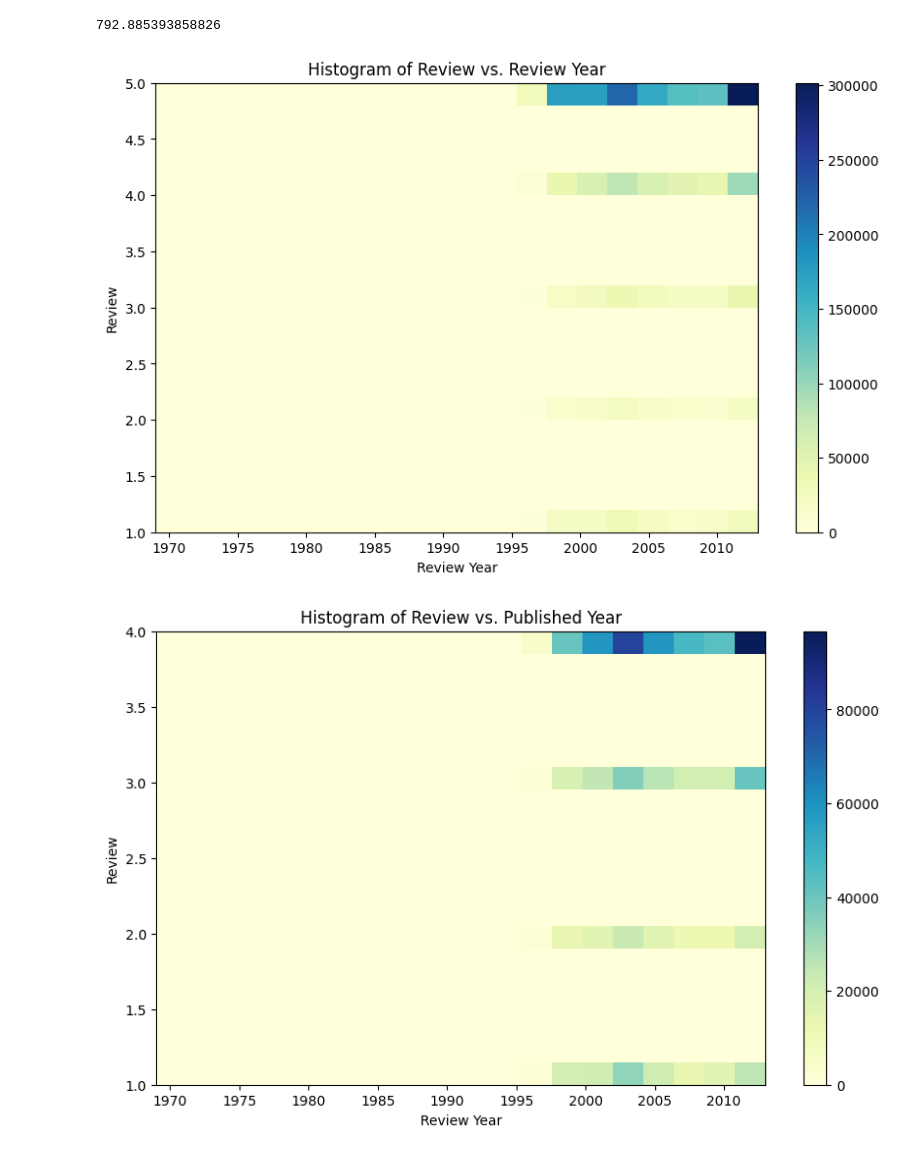
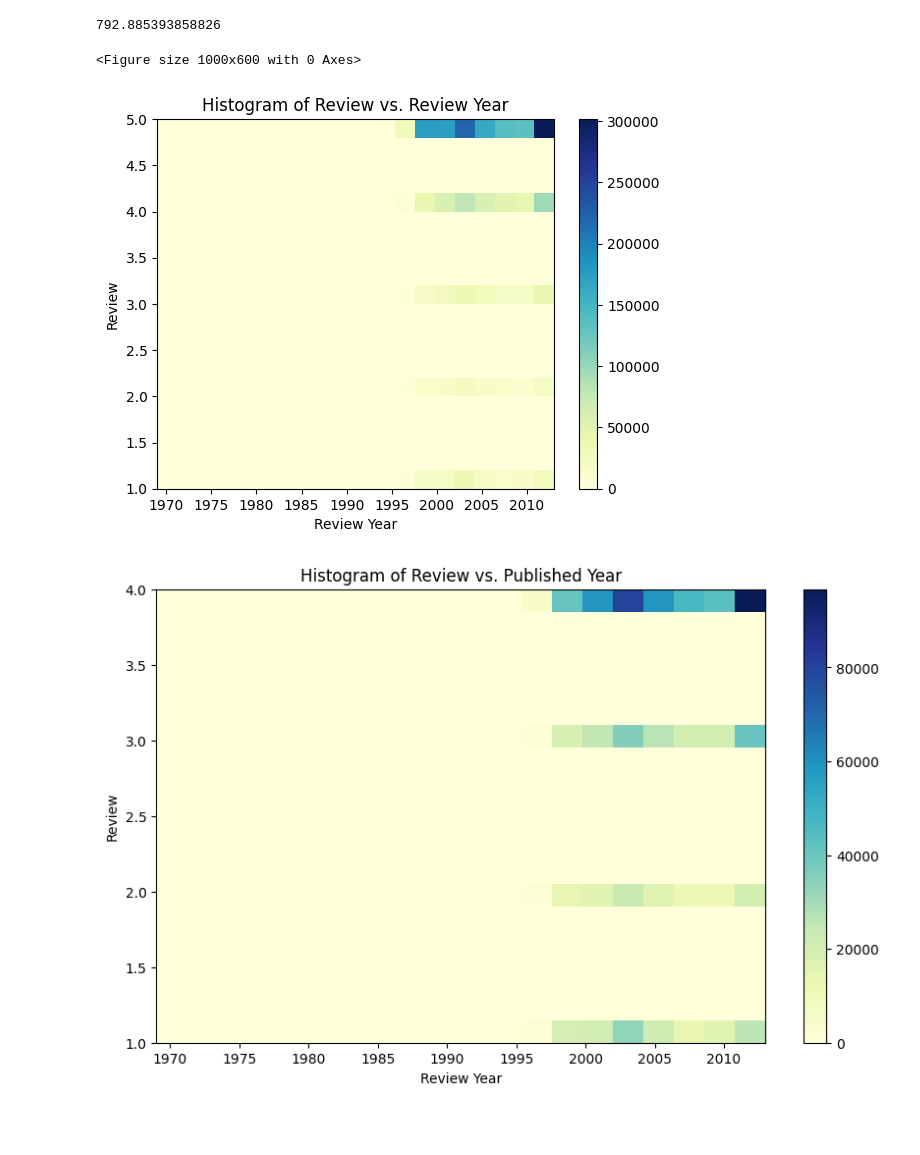
Before and after one commit to arnaldochm/final_project_nlp, a Jupyter notebook: notebooks/notebook_EDA.ipynb, the cells around one changed output. Drawn from its saved outputs; the diff is of its cells as text; code cells hidden in the pictures; blank space fills up the shorter version.

```diff
--- a/notebooks/notebook_EDA.ipynb
+++ b/notebooks/notebook_EDA.ipynb
@@ -202,15 +198,19 @@ low_reviews['text'].str.len().mean()
 # %% [output]
 792.885393858826
 # %%
-plt.figure(figsize=(10, 6))
+# Create a figure and a set background color
+fig = plt.figure(figsize=(10, 6))
+fig.patch.set_facecolor('white')
+plt.figure()
 plt.hist2d(df_rating_raw['review_year'], df_rating_raw['review'], bins=(20, 20), cmap=plt.cm.YlGnBu)
 plt.colorbar()
 plt.title('Histogram of Review vs. Review Year')
 plt.xlabel('Review Year')
 plt.ylabel('Review')
 plt.show()
 # %% [output]
+<Figure size 1000x600 with 0 Axes>
-[figure, old version]
+[figure, new version]
 # %%
 plt.figure(figsize=(10, 6))
 plt.hist2d(df_rating_raw[df_rating_raw['review'] != 5]['review_year'], df_rating_raw[df_rating_raw['review'] != 5]['review'], bins=(20, 20), cmap=plt.cm.YlGnBu)
```
Also changed, not shown: parts of 5 cells of this notebook, 1 other file.
